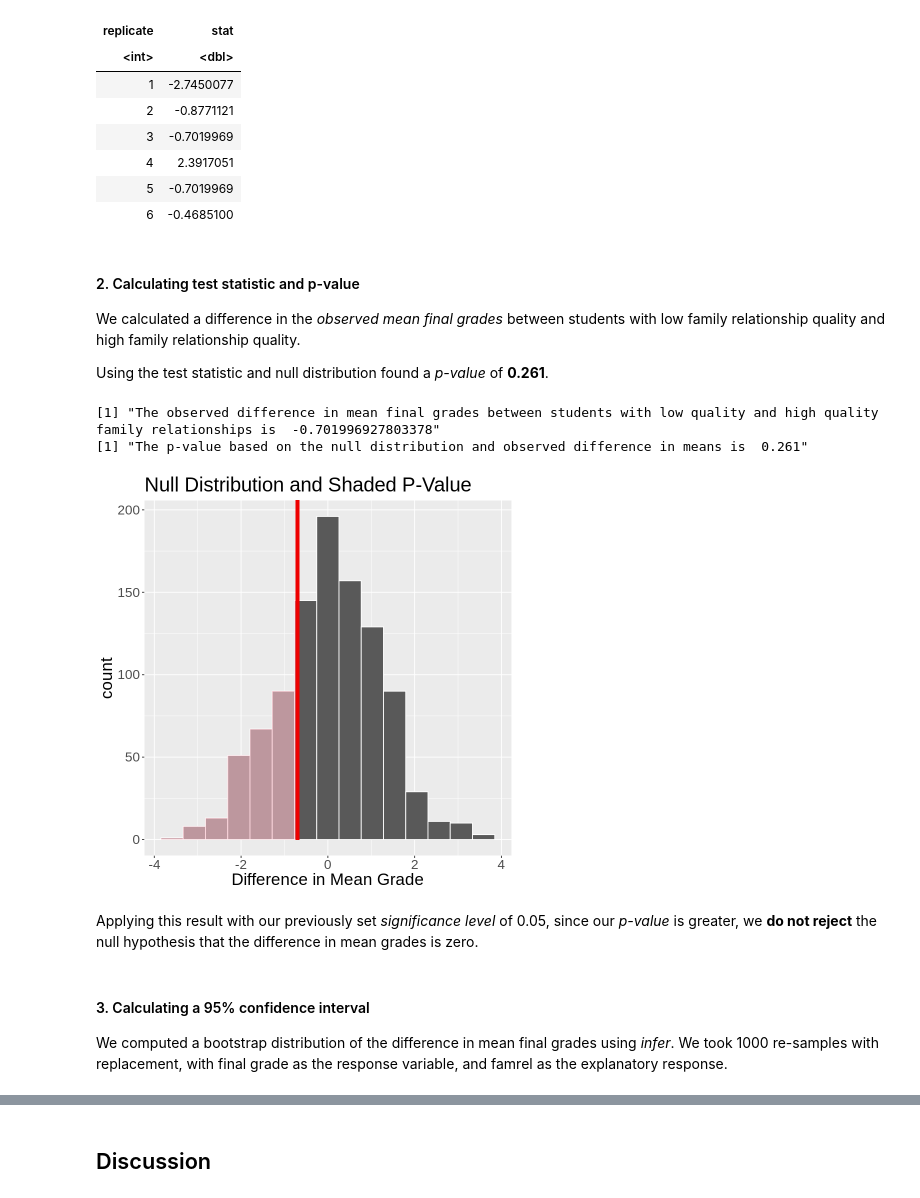
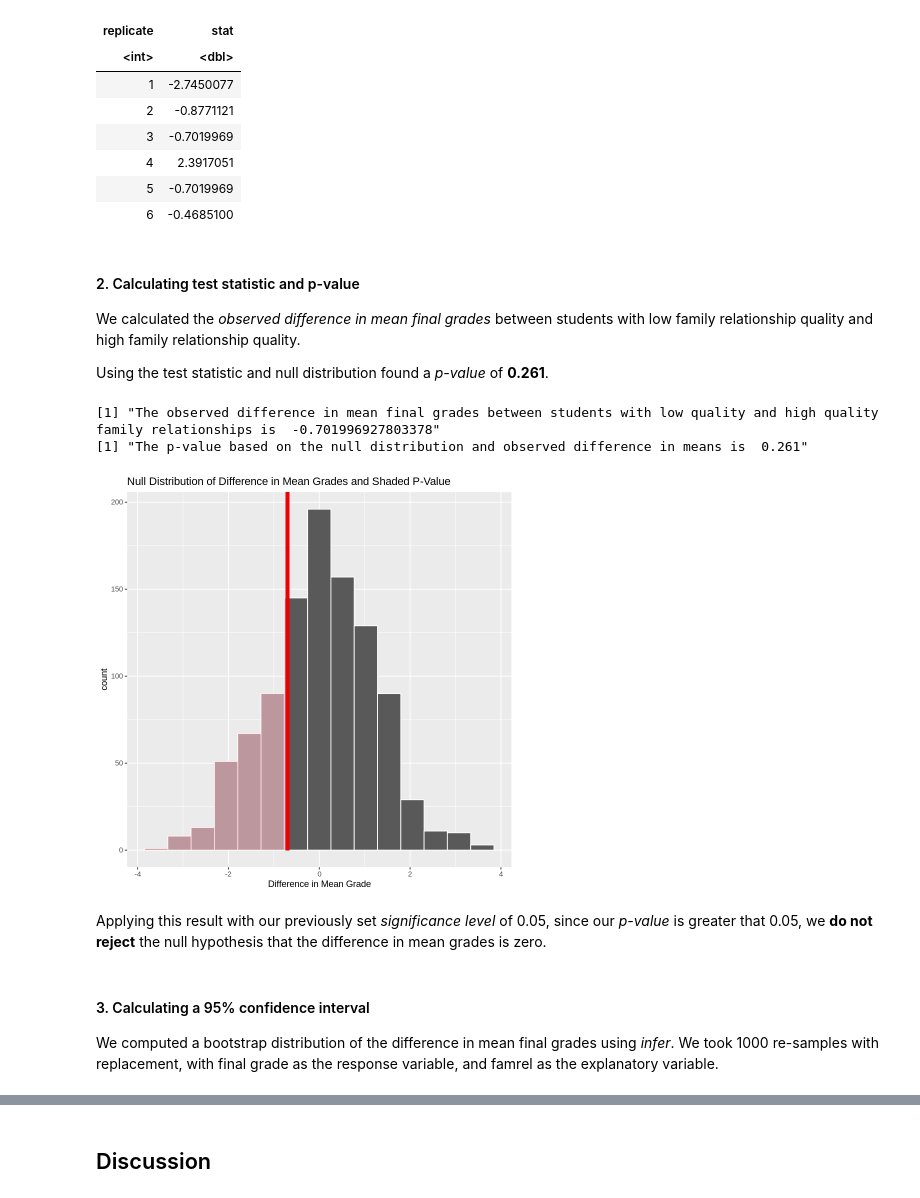
Before and after one commit to mostafaishraq/Impact-of-Family-Relationships-on-Academic-Perfomance-of-Students, a Jupyter notebook: Group 41 - Project.ipynb, the cells around one changed output, grey strips where cells are left out. Drawn from its saved outputs; the diff is of its cells as text; code cells hidden in the pictures.

```diff
--- a/Group 41 - Project.ipynb
+++ b/Group 41 - Project.ipynb
@@ -220,7 +220,7 @@ A infer: 6 × 2
 # %% [markdown]
 #### 2. Calculating test statistic and p-value
 
-We calculated a difference in the _observed mean final grades_ between students with low family relationship quality and high family relationship quality.
+We calculated the _observed difference in mean final grades_ between students with low family relationship quality and high family relationship quality.
 
 Using the test statistic and null distribution found a _p-value_ of **0.261**.
 # %%
@@ -240,20 +240,19 @@ print(paste("The p-value based on the null distribution and observed difference
 # %%
 visualize_null_dist <-
    null_dist_of_diff_in_means %>%
    visualize() +
    shade_p_value(obs_stat = obs_diff_in_means, direction = "left") +
    xlab("Difference in Mean Grade") +
-   ggtitle("Null Distribution and Shaded P-Value") +
-   theme(text = element_text(size=20))
+   ggtitle("Null Distribution of Difference in Mean Grades and Shaded P-Value")
 
 visualize_null_dist
 # %% [output]
-[figure, old version]
+[figure, new version]
 # %% [markdown]
-Applying this result with our previously set _significance level_ of 0.05, since our _p-value_ is greater, we **do not reject** the null hypothesis that the difference in mean grades is zero.
+Applying this result with our previously set _significance level_ of 0.05, since our _p-value_ is greater that 0.05, we **do not reject** the null hypothesis that the difference in mean grades is zero.
 # %% [markdown]
 #### 3. Calculating a 95% confidence interval
 
 We computed a bootstrap distribution of the difference in mean final grades using _infer_.
-We took 1000 re-samples with replacement, with final grade as the response variable, and famrel as the explanatory response.
+We took 1000 re-samples with replacement, with final grade as the response variable, and famrel as the explanatory variable.
 # %%
```
Also changed, not shown: parts of 9 cells of this notebook, 1 other file.
